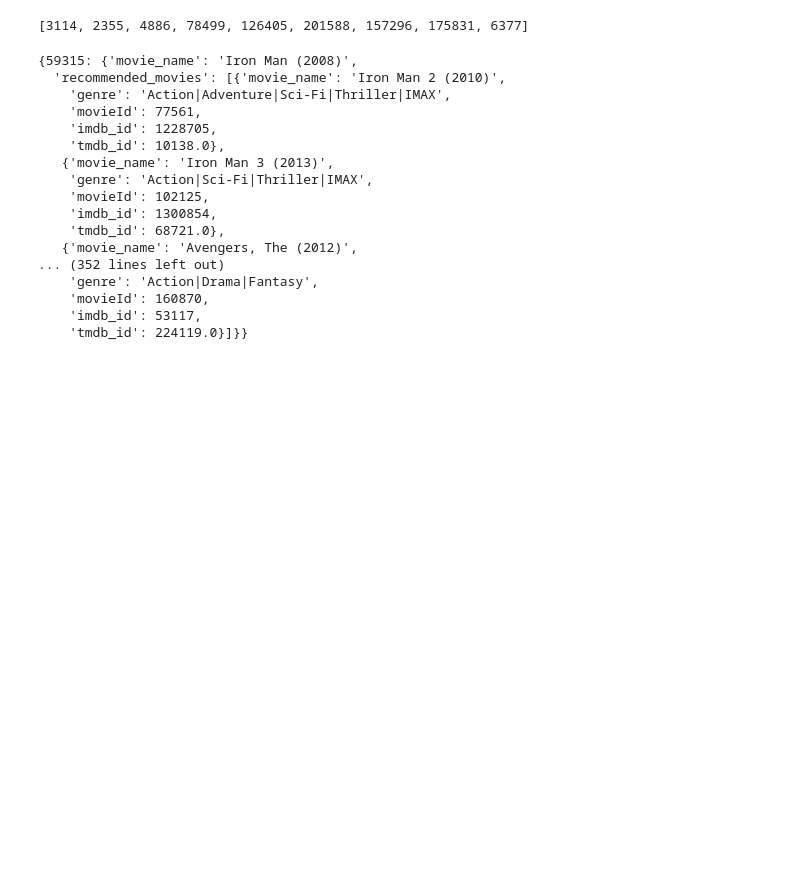
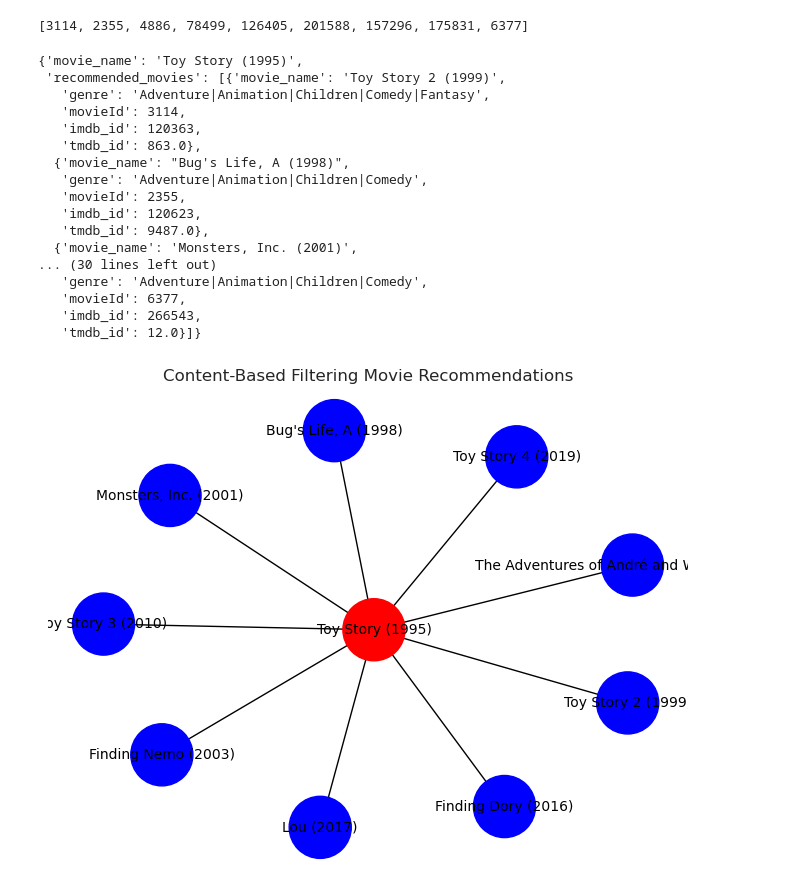
Before and after one commit to savan2508/Popcorn_time_movie_recommandation, a Jupyter notebook: machine_learning/jupyter_notebooks/Model_testing.ipynb, the cells around one changed output. Drawn from its saved outputs; the diff is of its cells as text; code cells hidden in the pictures; blank space fills up the shorter version.

```diff
--- a/machine_learning/jupyter_notebooks/Model_testing.ipynb
+++ b/machine_learning/jupyter_notebooks/Model_testing.ipynb
@@ -205,25 +205,51 @@ recommendations = get_movie_recommendations(movie_ids, top_n=10)
 # %%
 # Get recommendations for the movie
-movie_id = [59315, 77561, 102125, 136455, 142056, 147070, 167296, 194228]
+movie_id = 1
 output = get_movie_recommendations(movie_id, top_n=10)
 
 # Display the output
-output
+output.get(1)
 # %% [output]
-{59315: {'movie_name': 'Iron Man (2008)',
-  'recommended_movies': [{'movie_name': 'Iron Man 2 (2010)',
-    'genre': 'Action|Adventure|Sci-Fi|Thriller|IMAX',
-    'movieId': 77561,
-    'imdb_id': 1228705,
-    'tmdb_id': 10138.0},
-   {'movie_name': 'Iron Man 3 (2013)',
-    'genre': 'Action|Sci-Fi|Thriller|IMAX',
-    'movieId': 102125,
-    'imdb_id': 1300854,
-    'tmdb_id': 68721.0},
-   {'movie_name': 'Avengers, The (2012)',
-... (352 lines left out)
-    'genre': 'Action|Drama|Fantasy',
-    'movieId': 160870,
-    'imdb_id': 53117,
-    'tmdb_id': 224119.0}]}}
+{'movie_name': 'Toy Story (1995)',
+ 'recommended_movies': [{'movie_name': 'Toy Story 2 (1999)',
+   'genre': 'Adventure|Animation|Children|Comedy|Fantasy',
+   'movieId': 3114,
+   'imdb_id': 120363,
+   'tmdb_id': 863.0},
+  {'movie_name': "Bug's Life, A (1998)",
+   'genre': 'Adventure|Animation|Children|Comedy',
+   'movieId': 2355,
+   'imdb_id': 120623,
+   'tmdb_id': 9487.0},
+  {'movie_name': 'Monsters, Inc. (2001)',
+... (30 lines left out)
+   'genre': 'Adventure|Animation|Children|Comedy',
+   'movieId': 6377,
+   'imdb_id': 266543,
+   'tmdb_id': 12.0}]}
+# %%
+import networkx as nx
+import matplotlib.pyplot as plt
+
+# Select a movie and its recommendations
+selected_movie_id = 1
+recommendations = get_movie_recommendations(selected_movie_id, top_n=10)
+movie_name = recommendations.get(selected_movie_id).get('movie_name')
+movie_id_array = [rec['movieId'] for rec in recommendations.get(selected_movie_id).get('recommended_movies')]
+
+# Create a graph
+G = nx.Graph()
+G.add_node(selected_movie_id, label=movie_name, color='red')
+for rec_id in movie_id_array:
+    G.add_node(rec_id, label=movies_ml_25m[movies_ml_25m['movieId'] == rec_id]['title'].values[0])
+    G.add_edge(selected_movie_id, rec_id)
+
+# Draw the graph
+pos = nx.spring_layout(G)
+colors = ['red' if node == selected_movie_id else 'blue' for node in G.nodes]
+labels = nx.get_node_attributes(G, 'label')
+nx.draw(G, pos, with_labels=True, labels=labels, node_color=colors, node_size=2000, font_size=10)
+plt.title('Content-Based Filtering Movie Recommendations')
+plt.show()
+# %% [output]
+[figure, added]
```
Also changed, not shown: parts of 3 cells of this notebook, 1 other file.
